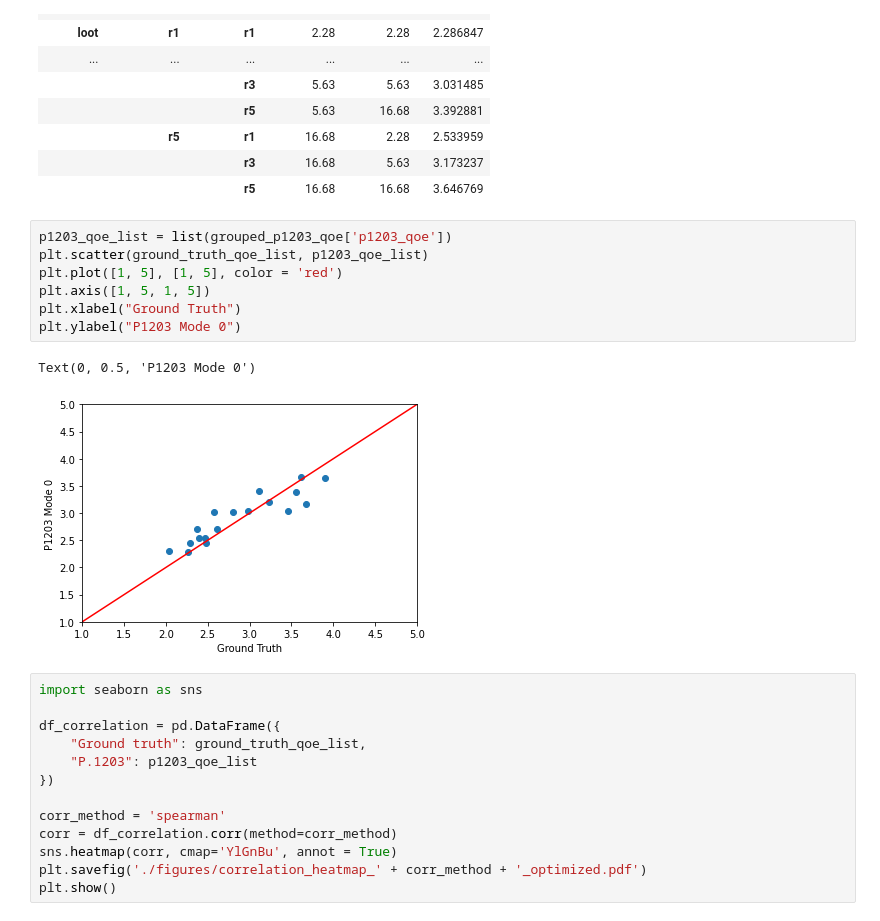
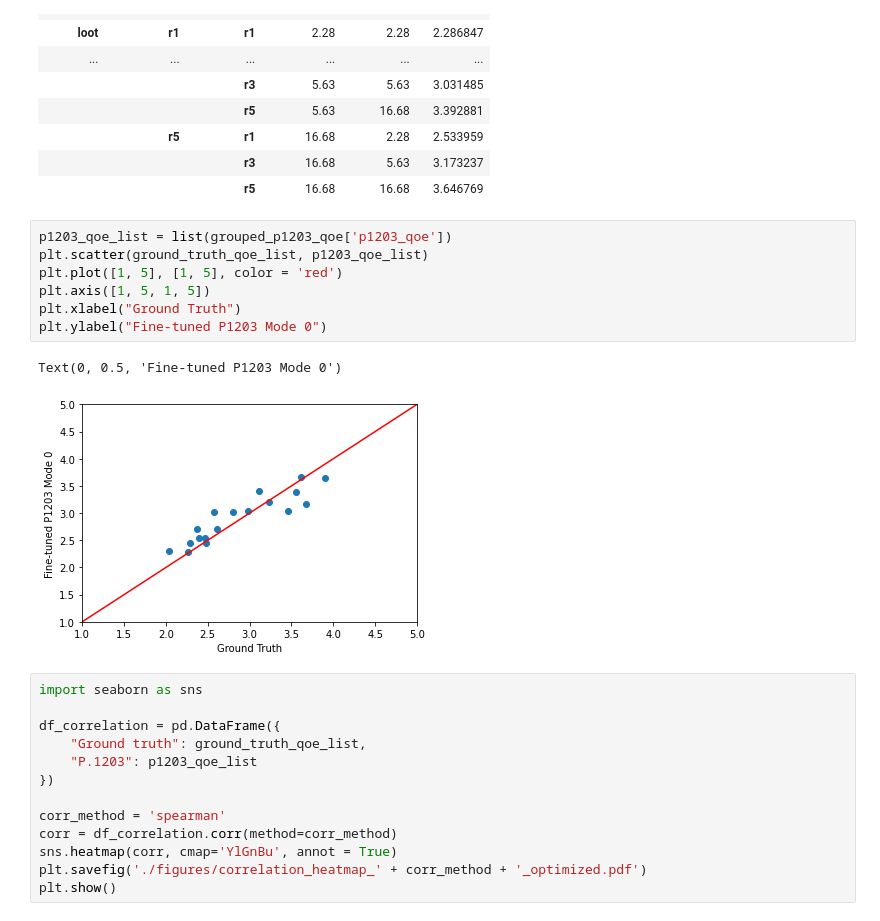
Before and after one commit to minhkstn/PointCloudQoEModels, a Jupyter notebook: point_cloud_qoe_models.ipynb, the cells around one changed output. Saved outputs shown, nothing was run; the diff lists cells and outputs as text.

```diff
--- a/point_cloud_qoe_models.ipynb
+++ b/point_cloud_qoe_models.ipynb
@@ -1908,13 +1909,13 @@ grouped_p1203_qoe
 # %%
 p1203_qoe_list = list(grouped_p1203_qoe['p1203_qoe'])
 plt.scatter(ground_truth_qoe_list, p1203_qoe_list)
 plt.plot([1, 5], [1, 5], color = 'red')
 plt.axis([1, 5, 1, 5])
 plt.xlabel("Ground Truth")
-plt.ylabel("P1203 Mode 0")
+plt.ylabel("Fine-tuned P1203 Mode 0")
 # %% [output]
-Text(0, 0.5, 'P1203 Mode 0')
+Text(0, 0.5, 'Fine-tuned P1203 Mode 0')
-[figure, old version]
+[figure, new version]
 # %%
 import seaborn as sns
 
```
Also changed, not shown: parts of 14 cells of this notebook, 4 other files.
